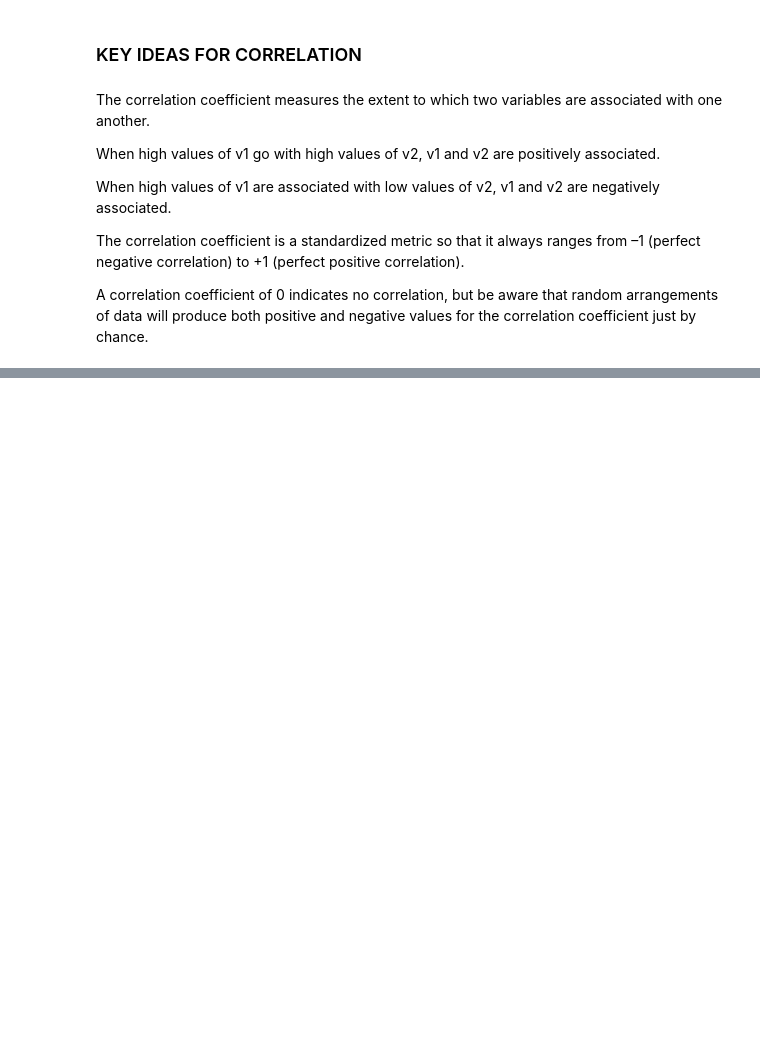
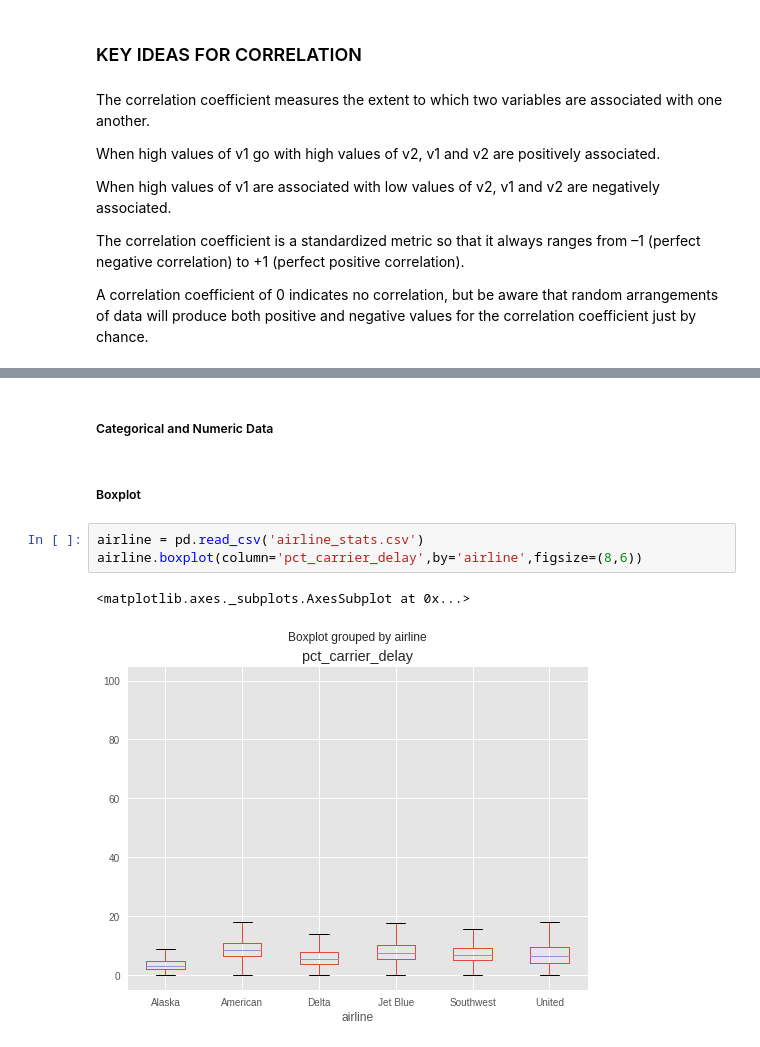
Before and after one commit to danny-94/psfd_book, a Jupyter notebook: Chapter1.ipynb, the cells around one changed output, grey strips where cells are left out. Cells and saved outputs as stored; diff of their text form; blank space fills up the shorter version.

```diff
--- a/Chapter1.ipynb
+++ b/Chapter1.ipynb
@@ -425,0 +454,10 @@ kc_tax = pd.read_csv('kc_tax.csv')
+# %% [markdown]
+##### Categorical and Numeric Data
+# %% [markdown]
+##### Boxplot
+# %%
+airline = pd.read_csv('airline_stats.csv')
+airline.boxplot(column='pct_carrier_delay',by='airline',figsize=(8,6))
+# %% [output]
+<matplotlib.axes._subplots.AxesSubplot at 0x...>
+[figure, added]
```
Also changed, not shown: parts of 15 cells of this notebook.
